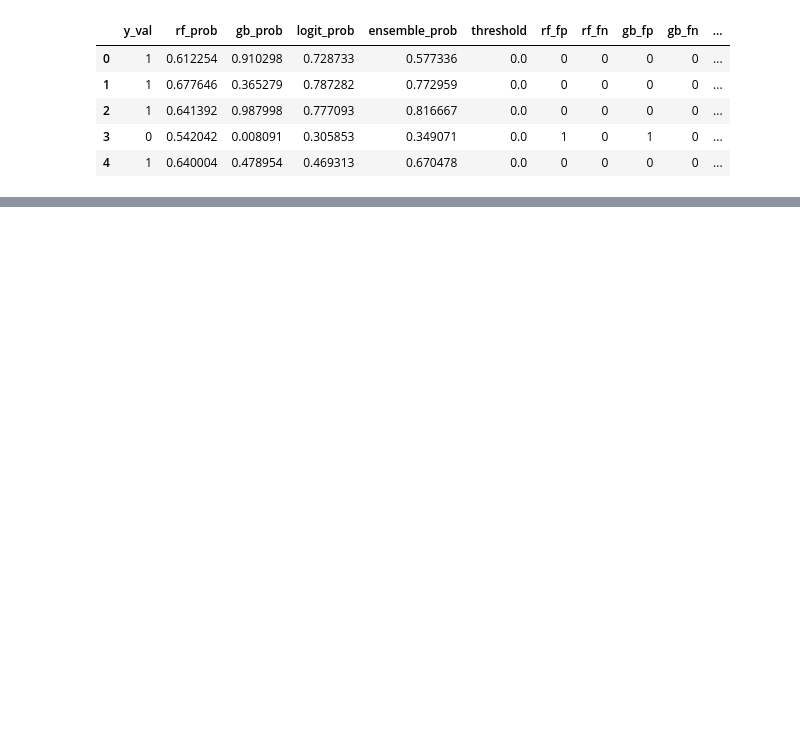
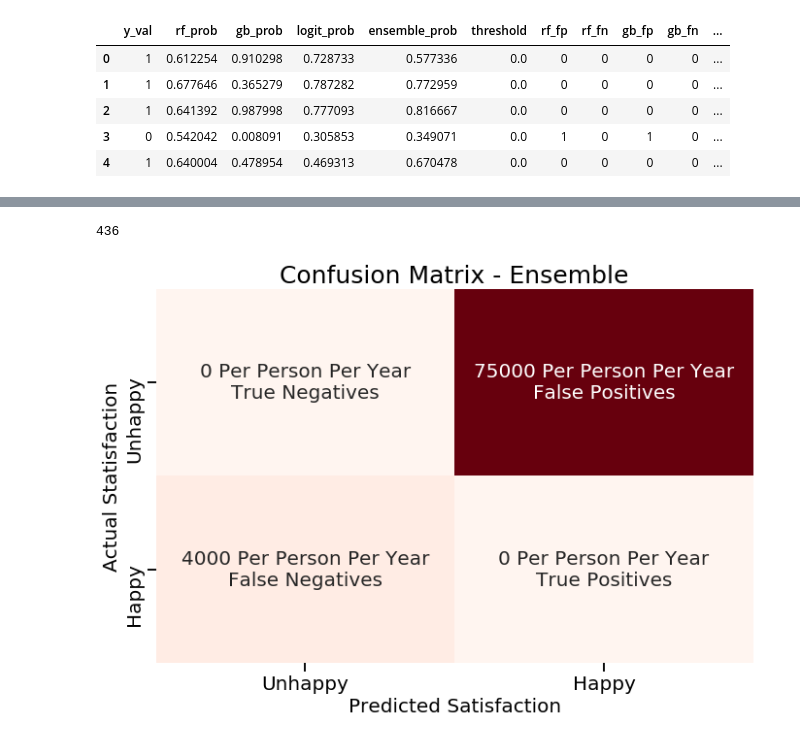
Before and after one commit to yeewill/Classification-Project-DSjobs, a Jupyter notebook: Make ROC and PR Curves.ipynb, the cells around one changed output, grey strips where cells are left out. Cells and saved outputs as stored; diff of their text form; code cells hidden in the pictures; blank space fills up the shorter version.

```diff
--- a/Make ROC and PR Curves.ipynb
+++ b/Make ROC and PR Curves.ipynb
@@ -231,0 +396,27 @@ tte.groupby(by= 'threshold').sum().sort_values(by= 'rf_cost', ascending = True)
+# %%
+ confusion_matrix(y_test,logit_preds)[0][1]
+# %% [output]
+436
+# %%
+cm = ([[ 0, 75000],
+       [4000, 0]])
+plt.figure(figsize=(28,7))
+plt.subplot(131)
+ax = sns.heatmap(cm, annot=True, cmap='Reds', cbar=False,
+               annot_kws={"size": 20}, fmt='g')
+cmlabels = ['True Negatives', 'False Positives',
+             'False Negatives', 'True Positives']
+for i,t in enumerate(ax.texts):
+   t.set_text(t.get_text() +' Per Person Per Year' + "\n" + cmlabels[i])
+plt.title('Confusion Matrix - Ensemble', size=25)
+plt.xlabel('Predicted Satisfaction', size=20)
+plt.ylabel('Actual Statisfaction', size=20)
+labels = ['Unhappy', 'Happy']
+ax.set_xticklabels(labels, size = 20)
+ax.set_yticklabels(labels, size = 20)
+plt.tight_layout()
+plt.savefig('Confusion_matrix_Cost.png')
+plt.savefig('Confusion_matrix_cost.svg')
+plt.show()
+# %% [output]
+[figure, added]
```
Also changed, not shown: parts of 33 cells of this notebook, 19 other files.
